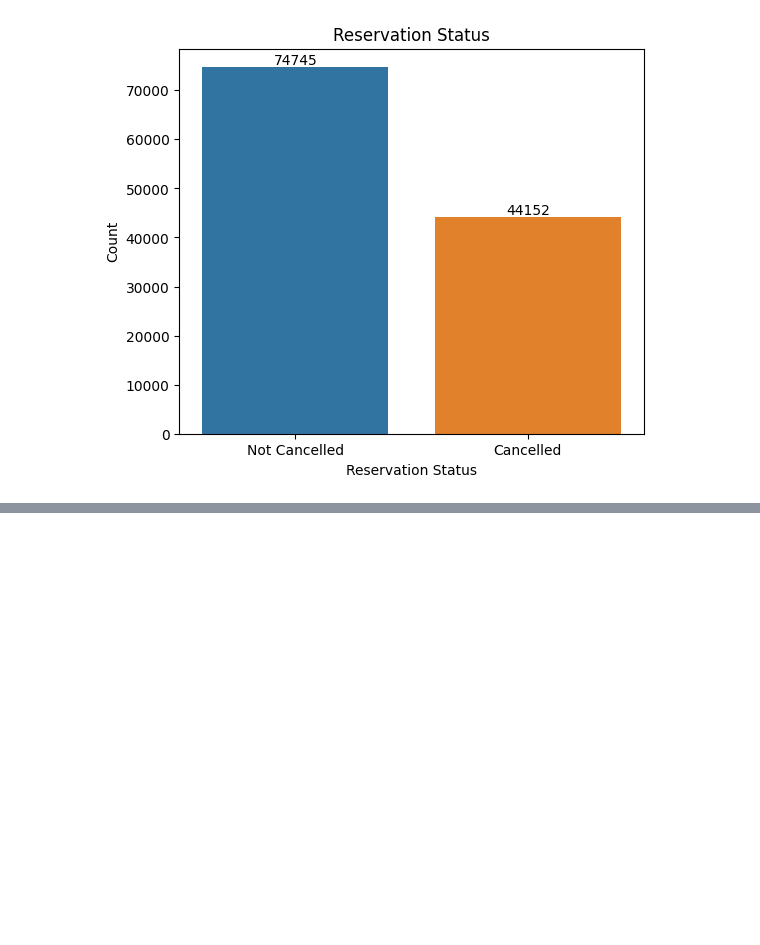
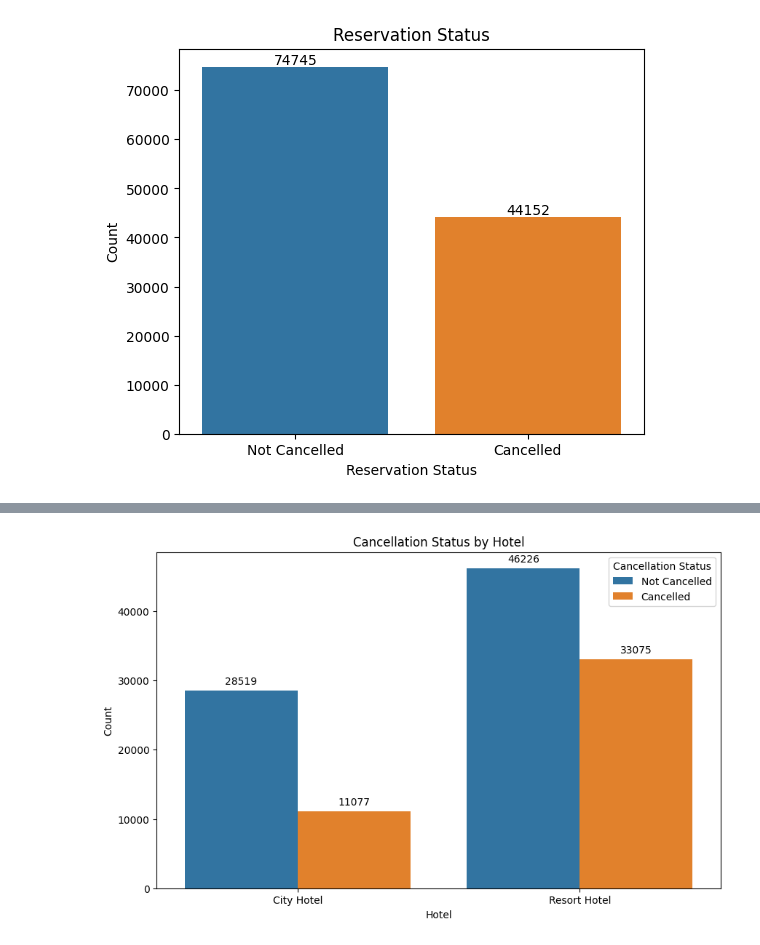
Before and after one commit to HafshaWahab/Hotel-Booking-Analysis-Python-, a Jupyter notebook: hotel-booking-analysis.ipynb, the cells around one changed output, grey strips where cells are left out. Saved outputs shown, nothing was run; the diff lists cells and outputs as text; code cells hidden in the pictures; blank space fills up the shorter version.

Commit message:
Kaggle Notebook | Hotel Booking Analysis | Version 5

```diff
--- a/hotel-booking-analysis.ipynb
+++ b/hotel-booking-analysis.ipynb
@@ -264,0 +282,20 @@ Name: proportion, dtype: object
+# %%
+plt.figure(figsize=(10, 6))
+ax = sns.countplot(x='hotel', hue='is_canceled', data=df)
+plt.title('Cancellation Status by Hotel')
+plt.xlabel('Hotel')
+plt.ylabel('Count')
+
+# Add count labels on the top of each bar
+for p in ax.patches:
+    ax.annotate(format(p.get_height(), '.0f'),
+                (p.get_x() + p.get_width() / 2., p.get_height()),
+                ha = 'center', va = 'center',
+                xytext = (0, 9),
+                textcoords = 'offset points')
+
+plt.xticks([0, 1], ['City Hotel', 'Resort Hotel'])  # Customize x-axis ticks
+plt.legend(title='Cancellation Status', labels=['Not Cancelled', 'Cancelled'])  # Add legend
+plt.show()
+# %% [output]
+[figure, added]
```
Also changed, not shown: parts of 2 cells of this notebook.
